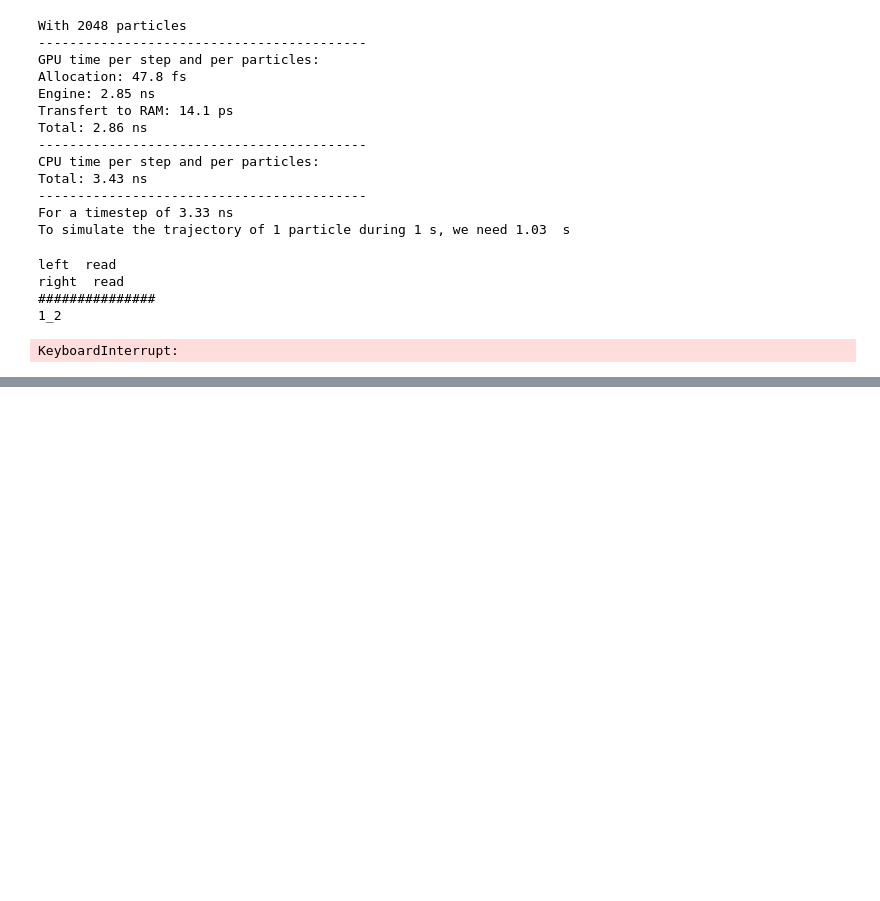
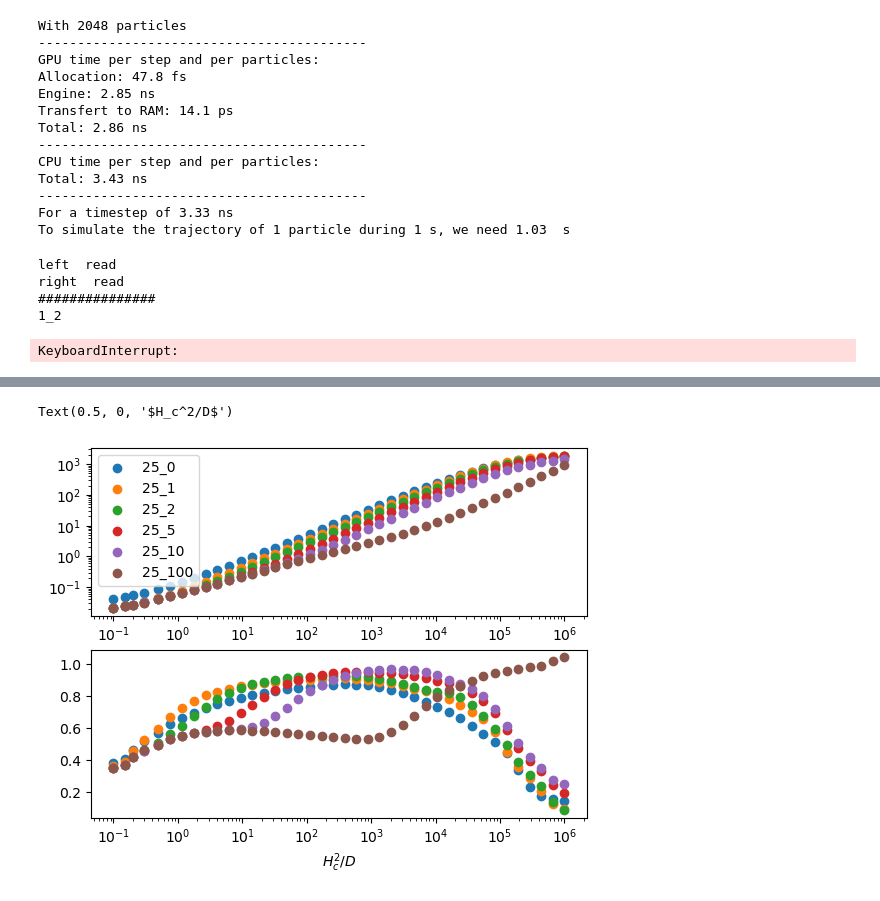
Before and after one commit to gmonet/brownpy, a Jupyter notebook: example/4_channel_Marbache.ipynb, the cells around one changed output, grey strips where cells are left out. Drawn from its saved outputs; the diff is of its cells as text; code cells hidden in the pictures; blank space fills up the shorter version.

```diff
--- a/example/4_channel_Marbache.ipynb
+++ b/example/4_channel_Marbache.ipynb
@@ -582,0 +395,21 @@ array([[-2.47873528e+00,  5.51356218e-01],
+# %%
+H_factors = [25]
+ar_factors = [0, 1, 2, 5, 10, 100]
+
+fig, axes = plt.subplots(2)
+for H_factor in H_factors:
+    for ar_factor in ar_factors:
+        intervals_dt, DeltaN_rv, insideN_rv = data_rv[f'{H_factor}_{ar_factor}'].T
+        intervals = intervals_dt*dt*D/Hc**2
+        axes[0].scatter(intervals, DeltaN_rv,
+                        label=f'{H_factor}_{ar_factor}')
+        axes[1].scatter(intervals, np.gradient(np.log(DeltaN_rv))/np.gradient(np.log((intervals))),
+                        label=f'{H_factor}_{ar_factor}')
+axes[0].legend()
+axes[0].set_yscale('log')
+for ax in axes:
+    ax.set_xscale('log')
+axes[1].set_xlabel('$H_c^2/D$')
+# %% [output]
+Text(0.5, 0, '$H_c^2/D$')
+[figure, added]
```
Also changed, not shown: parts of 27 cells of this notebook, 2 other files.
